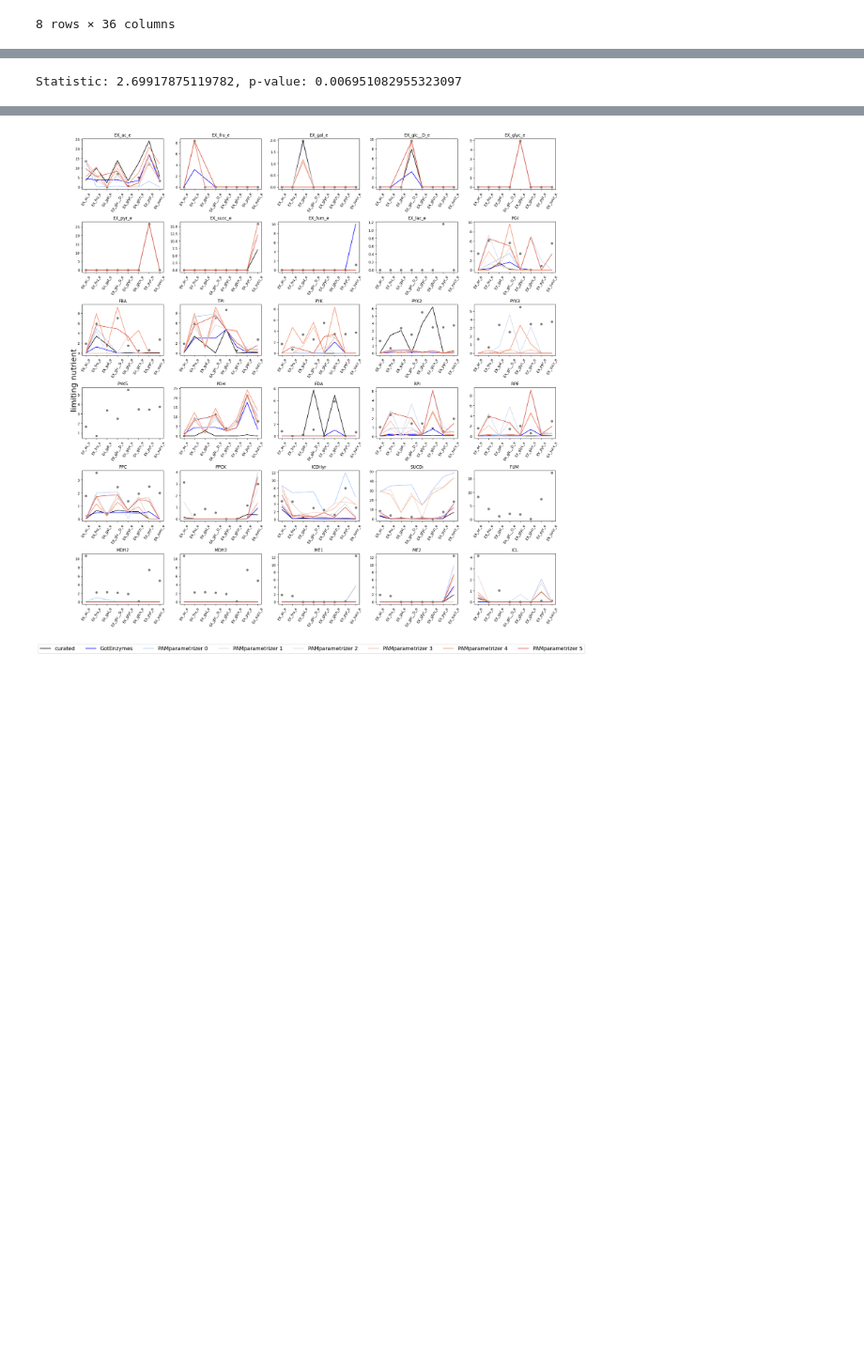
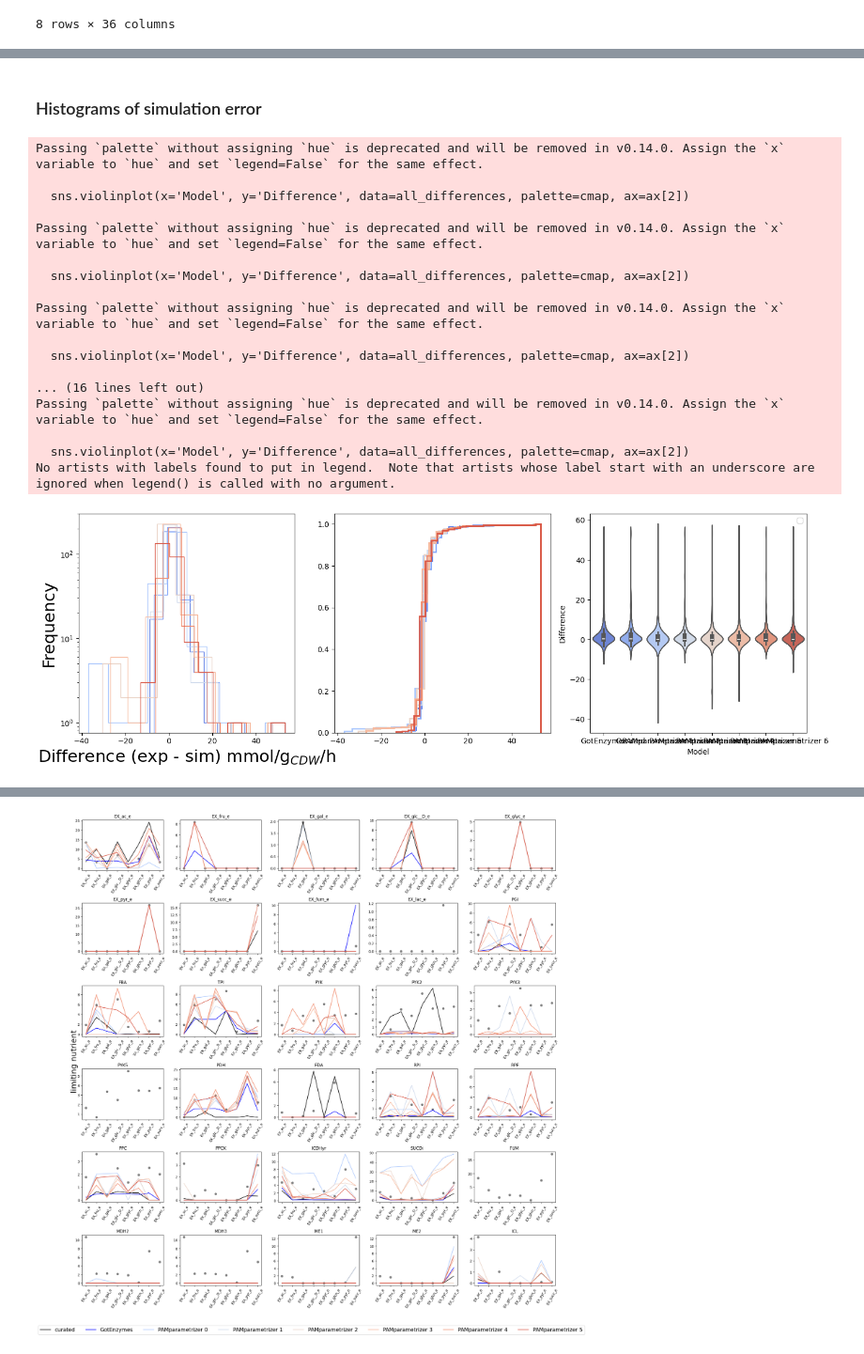
Before and after one commit to iAMB-RWTH-Aachen/PAMparametrizer, a Jupyter notebook: Scripts/i3_analysis/PAMparametrizer_iML1515_validation_csources.ipynb, the cells around one changed output, grey strips where cells are left out. Shown: that part at 94% size. Saved outputs shown, nothing was run; the diff lists cells and outputs as text; code cells hidden in the pictures; blank space fills up the shorter version.

```diff
--- a/Scripts/i3_analysis/PAMparametrizer_iML1515_validation_csources.ipynb
+++ b/Scripts/i3_analysis/PAMparametrizer_iML1515_validation_csources.ipynb
@@ -567,9 +549,47 @@ Passing `palette` without assigning `hue` is deprecated and will be removed in v
+# %% [markdown]
+### Histograms of simulation error
 # %%
-median_2 = np.median(errors_2)
-adjusted_model_1 = errors_curated - median_2
-adjusted_model_2 = errors_2 - median_2
+models = ['GotEnzymes','Curated'] + [f'PAMparametrizer {alt}' for alt in error_new_dict.keys()]
+model_colors = sns.color_palette("coolwarm", n_colors=len(models))
+cmap = dict(zip(models, model_colors))
+n_bins=25
 
-stat, p = ranksums(adjusted_model_1, adjusted_model_2, alternative="two-sided")
-print(f"Statistic: {stat}, p-value: {p}")
+fig, ax = plt.subplots(ncols = 3,figsize=(15, 5), dpi=100)
+row = -1
+
+for model in models:
+    data = all_differences[all_differences.Model == model]
+
+    ax[0].hist(data.Difference, label = model, color = to_hex(cmap[model]), histtype = 'step')#histogram
+    ax[1].hist(data.Difference, bins=n_bins, cumulative=True, density=True, histtype='step',
+            label=model, color=to_hex(cmap[model]), linewidth=2) #cumulative histogram
+    sns.violinplot(x='Model', y='Difference', data=all_differences, palette=cmap, ax=ax[2])
+
+
+# Set labels and title
+ax[0].set_yscale('log')
+ax[0].set_xlabel(r'Difference (exp - sim) mmol/$\text{g}_{CDW}$/h', fontsize=fontsize * 1.5)
+ax[0].set_ylabel('Frequency', fontsize=fontsize * 1.5)
+
+plt.legend()
+plt.tight_layout()
+plt.show()
 # %% [output]
-Statistic: 2.69917875119782, p-value: 0.006951082955323097
+Passing `palette` without assigning `hue` is deprecated and will be removed in v0.14.0. Assign the `x` variable to `hue` and set `legend=False` for the same effect.
+
+  sns.violinplot(x='Model', y='Difference', data=all_differences, palette=cmap, ax=ax[2])
+
+Passing `palette` without assigning `hue` is deprecated and will be removed in v0.14.0. Assign the `x` variable to `hue` and set `legend=False` for the same effect.
+
+  sns.violinplot(x='Model', y='Difference', data=all_differences, palette=cmap, ax=ax[2])
+
+Passing `palette` without assigning `hue` is deprecated and will be removed in v0.14.0. Assign the `x` variable to `hue` and set `legend=False` for the same effect.
+
+  sns.violinplot(x='Model', y='Difference', data=all_differences, palette=cmap, ax=ax[2])
+
+... (16 lines left out)
+Passing `palette` without assigning `hue` is deprecated and will be removed in v0.14.0. Assign the `x` variable to `hue` and set `legend=False` for the same effect.
+
+  sns.violinplot(x='Model', y='Difference', data=all_differences, palette=cmap, ax=ax[2])
+No artists with labels found to put in legend.  Note that artists whose label start with an underscore are ignored when legend() is called with no argument.
+[figure, added]
```
Also changed, not shown: parts of 11 cells of this notebook, 34 other files.
